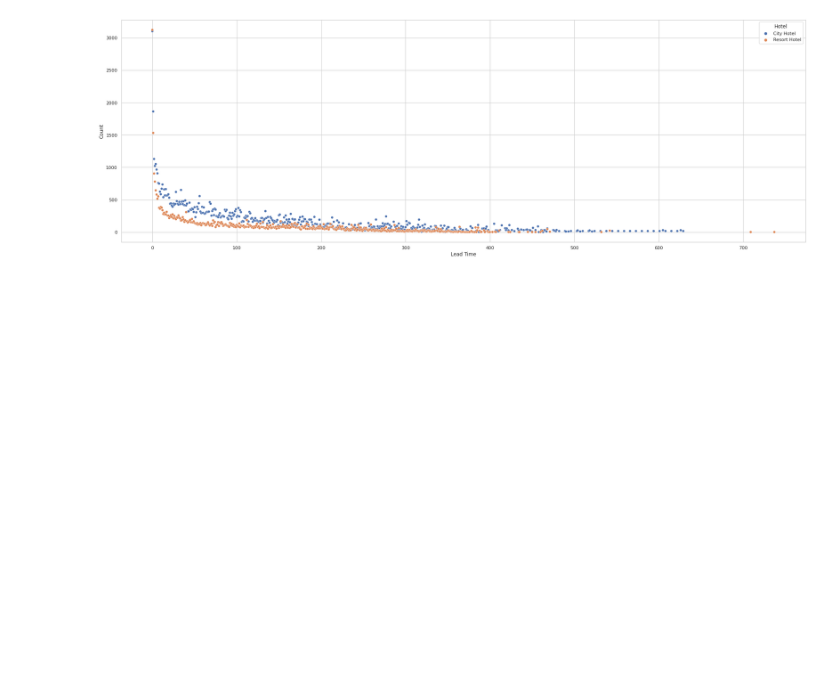
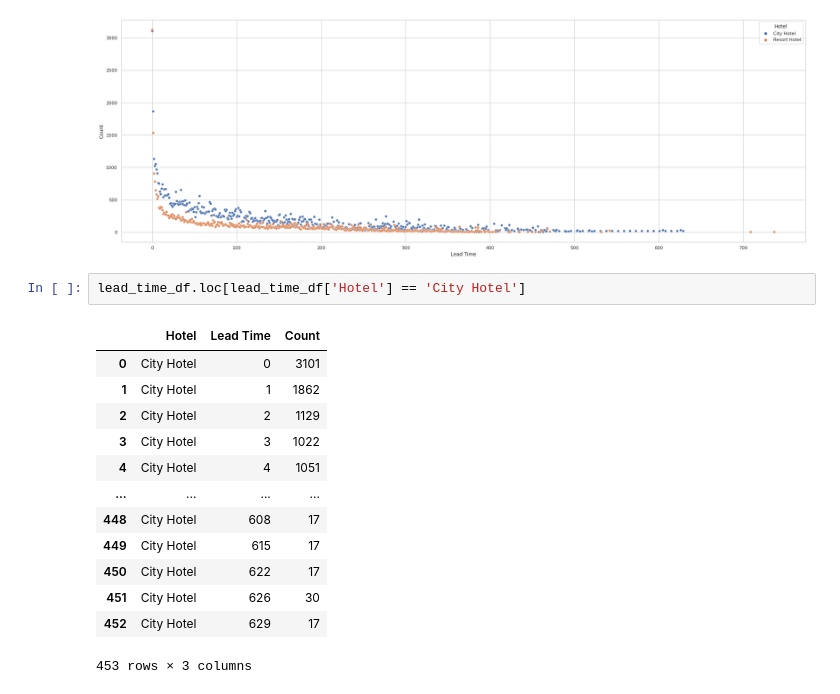
Before and after one commit to manm0han/hotel-booking-eda, a Jupyter notebook: Manmohan_Madhu_Hotel_Booking_Analysis_Capstone_Project.ipynb, the cells around one changed output. Cells and saved outputs as stored; diff of their text form; blank space fills up the shorter version.

```diff
--- a/Manmohan_Madhu_Hotel_Booking_Analysis_Capstone_Project.ipynb
+++ b/Manmohan_Madhu_Hotel_Booking_Analysis_Capstone_Project.ipynb
@@ -468,3 +485,19 @@ sns.scatterplot(data = lead_time_df, x = 'Lead Time', y = 'Count', hue = 'Hotel'
 # %% [output]
 <matplotlib.axes._subplots.AxesSubplot at 0x...>
 [figure]
+# %%
+lead_time_df.loc[lead_time_df['Hotel'] == 'City Hotel']
+# %% [output]
+|  | Hotel | Lead Time | Count |
+| 0 | City Hotel | 0 | 3101 |
+| 1 | City Hotel | 1 | 1862 |
+| 2 | City Hotel | 2 | 1129 |
+| 3 | City Hotel | 3 | 1022 |
+| 4 | City Hotel | 4 | 1051 |
+| ... | ... | ... | ... |
+| 448 | City Hotel | 608 | 17 |
+| 449 | City Hotel | 615 | 17 |
+| 450 | City Hotel | 622 | 17 |
+| 451 | City Hotel | 626 | 30 |
+| 452 | City Hotel | 629 | 17 |
+453 rows × 3 columns
```
Also changed, not shown: parts of 7 cells of this notebook.
